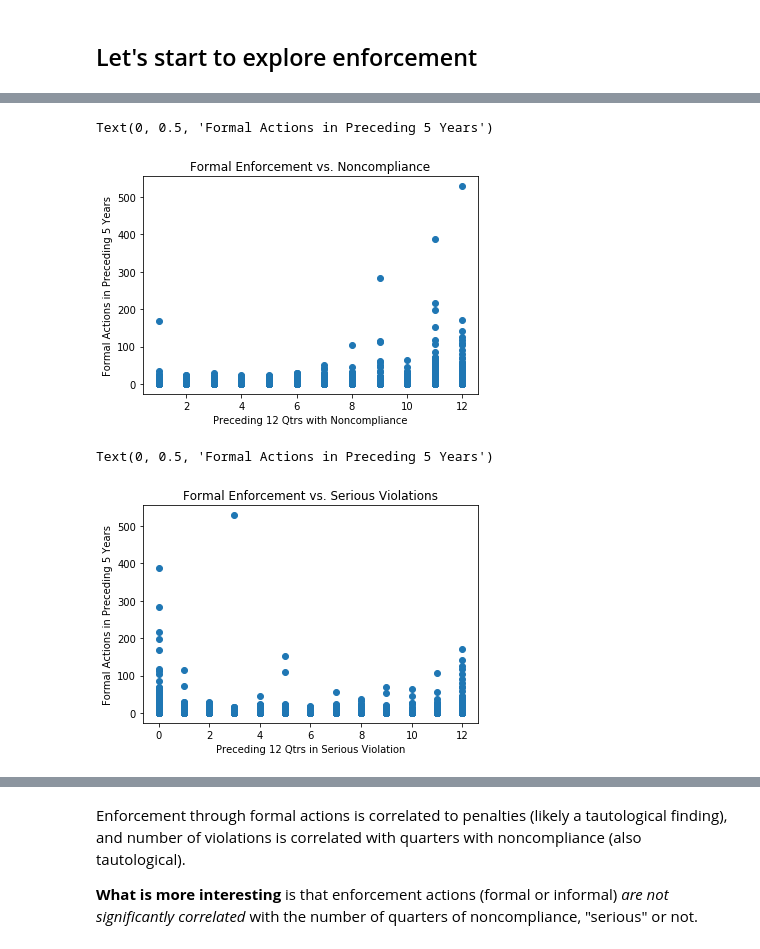
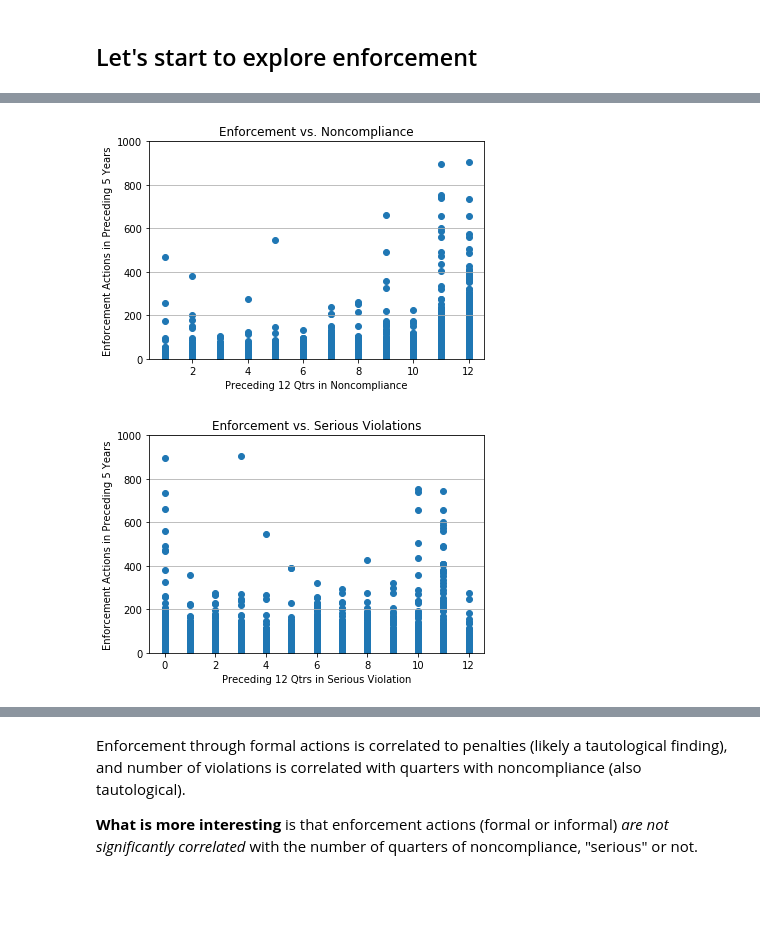
Before and after one commit to Frijol/echo-enforcement, a Jupyter notebook: exploration.ipynb, the cells around one changed output, grey strips where cells are left out. Saved outputs shown, nothing was run; the diff lists cells and outputs as text; code cells hidden in the pictures; blank space fills up the shorter version.

```diff
--- a/exploration.ipynb
+++ b/exploration.ipynb
@@ -24,7 +24,7 @@ import matplotlib.pyplot as plt
 # %%
 # get the data
 
-my_cols = ["REGISTRY_ID", "FAC_QTRS_WITH_NC", "FAC_3YR_COMPLIANCE_HISTORY", "FAC_LAT", "FAC_LONG", "FAC_INSPECTION_COUNT", "FAC_INFORMAL_COUNT", "FAC_FORMAL_ACTION_COUNT"]
+my_cols = ["FAC_QTRS_WITH_NC", "FAC_3YR_COMPLIANCE_HISTORY", "FAC_INSPECTION_COUNT", "FAC_INFORMAL_COUNT", "FAC_FORMAL_ACTION_COUNT"]
 echo_data = pd.read_csv("data/ECHO_EXPORTER.csv", usecols = my_cols)
 echo_data.head()
 # %% [output]
@@ -208,16 +254,18 @@ counted_data.describe()
 # %%
-plt.scatter(counted_data["FAC_QTRS_WITH_NC"], counted_data["FAC_FORMAL_ACTION_COUNT"])
-plt.title("Formal Enforcement vs. Noncompliance")
-plt.xlabel("Preceding 12 Qtrs with Noncompliance")
-plt.ylabel("Formal Actions in Preceding 5 Years")
+plt.scatter(more_counting["FAC_QTRS_WITH_NC"], more_counting["ENFORCEMENT_ACTIONS_COUNT"])
+plt.title("Enforcement vs. Noncompliance")
+plt.xlabel("Preceding 12 Qtrs in Noncompliance")
+plt.ylabel("Enforcement Actions in Preceding 5 Years")
+plt.ylim(0, 1000)
+plt.grid(axis="y")
 # %% [output]
-Text(0, 0.5, 'Formal Actions in Preceding 5 Years')
-[figure, old version]
+[figure, new version]
 # %%
-plt.scatter(counted_data["SERIOUS_VIOLATIONS_COUNT"], counted_data["FAC_FORMAL_ACTION_COUNT"])
-plt.title("Formal Enforcement vs. Serious Violations")
+plt.scatter(more_counting["SERIOUS_VIOLATIONS_COUNT"], more_counting["ENFORCEMENT_ACTIONS_COUNT"])
+plt.title("Enforcement vs. Serious Violations")
 plt.xlabel("Preceding 12 Qtrs in Serious Violation")
-plt.ylabel("Formal Actions in Preceding 5 Years")
+plt.ylabel("Enforcement Actions in Preceding 5 Years")
+plt.ylim(0, 1000)
+plt.grid(axis="y")
 # %% [output]
-Text(0, 0.5, 'Formal Actions in Preceding 5 Years')
-[figure, old version]
+[figure, new version]
```
Also changed, not shown: parts of 22 cells of this notebook.
